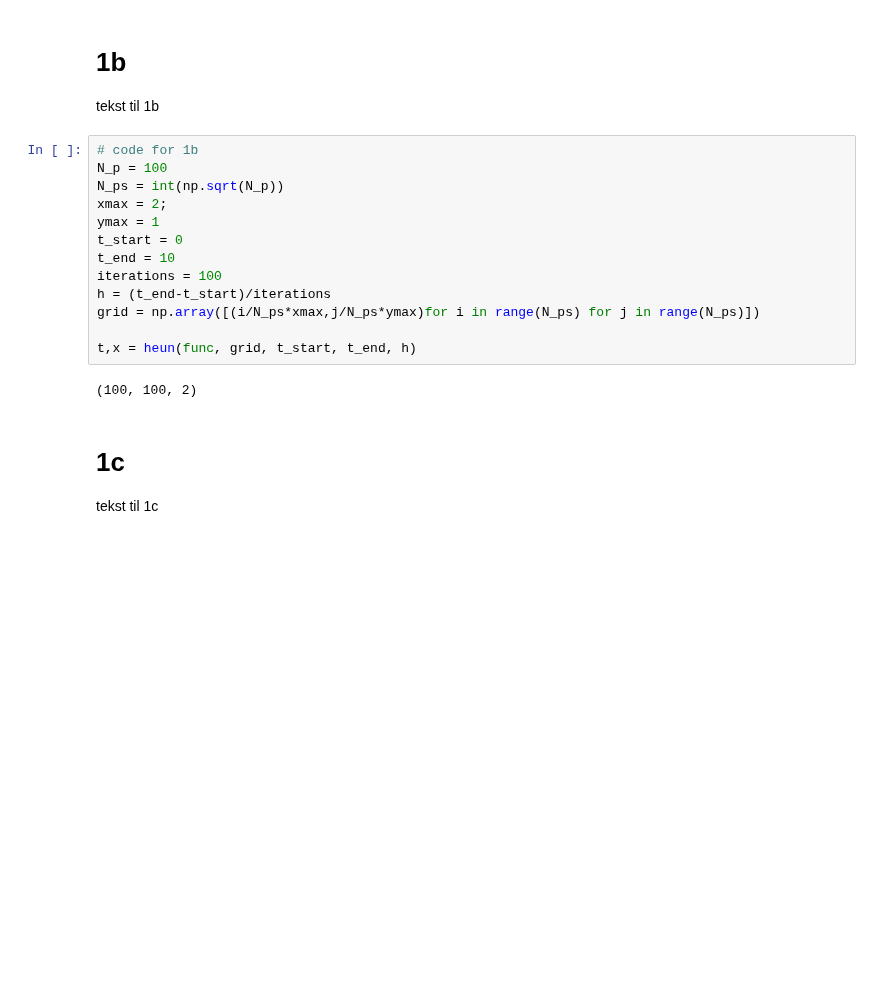
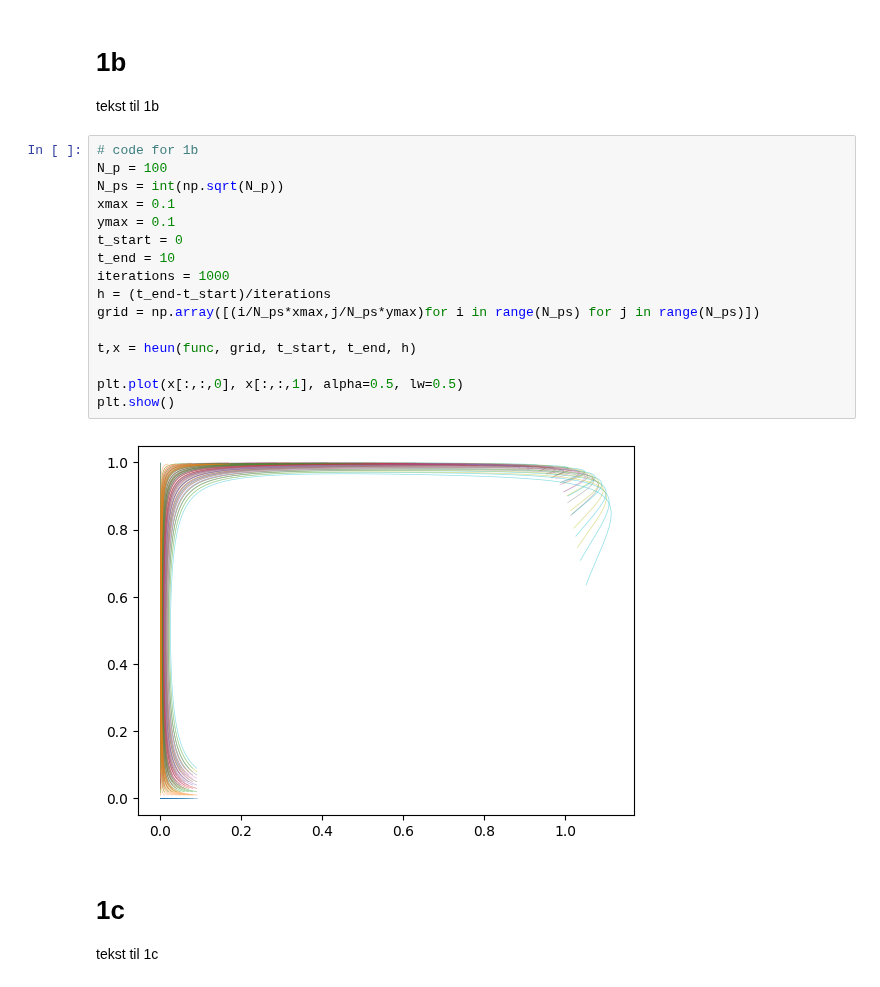
Before and after one commit to OliverRuden/TMA4320-scientific-computing, a Jupyter notebook: main.ipynb, the cells around one changed output. Cells and saved outputs as stored; diff of their text form; blank space fills up the shorter version.

```diff
--- a/main.ipynb
+++ b/main.ipynb
@@ -80,18 +73,21 @@ tekst til 1b
 # %%
 # code for 1b
 N_p = 100
 N_ps = int(np.sqrt(N_p))
-xmax = 2;
-ymax = 1
+xmax = 0.1
+ymax = 0.1
 t_start = 0
 t_end = 10
-iterations = 100
+iterations = 1000
 h = (t_end-t_start)/iterations
 grid = np.array([(i/N_ps*xmax,j/N_ps*ymax)for i in range(N_ps) for j in range(N_ps)])
 
 t,x = heun(func, grid, t_start, t_end, h)
+
+plt.plot(x[:,:,0], x[:,:,1], alpha=0.5, lw=0.5)
+plt.show()
 # %% [output]
-(100, 100, 2)
+[figure, added]
 # %% [markdown]
 # 1c
 tekst til 1c
```
Also changed, not shown: parts of 1 cell of this notebook.
